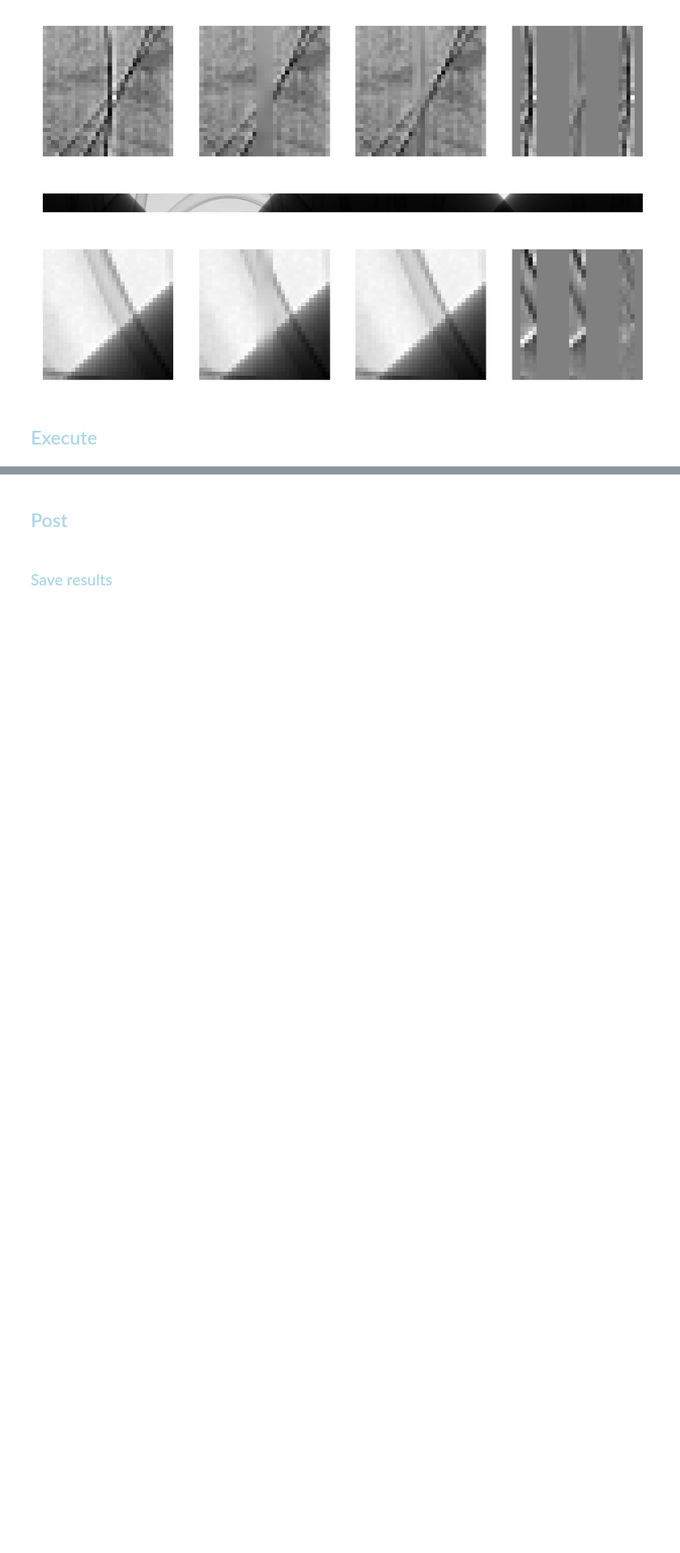
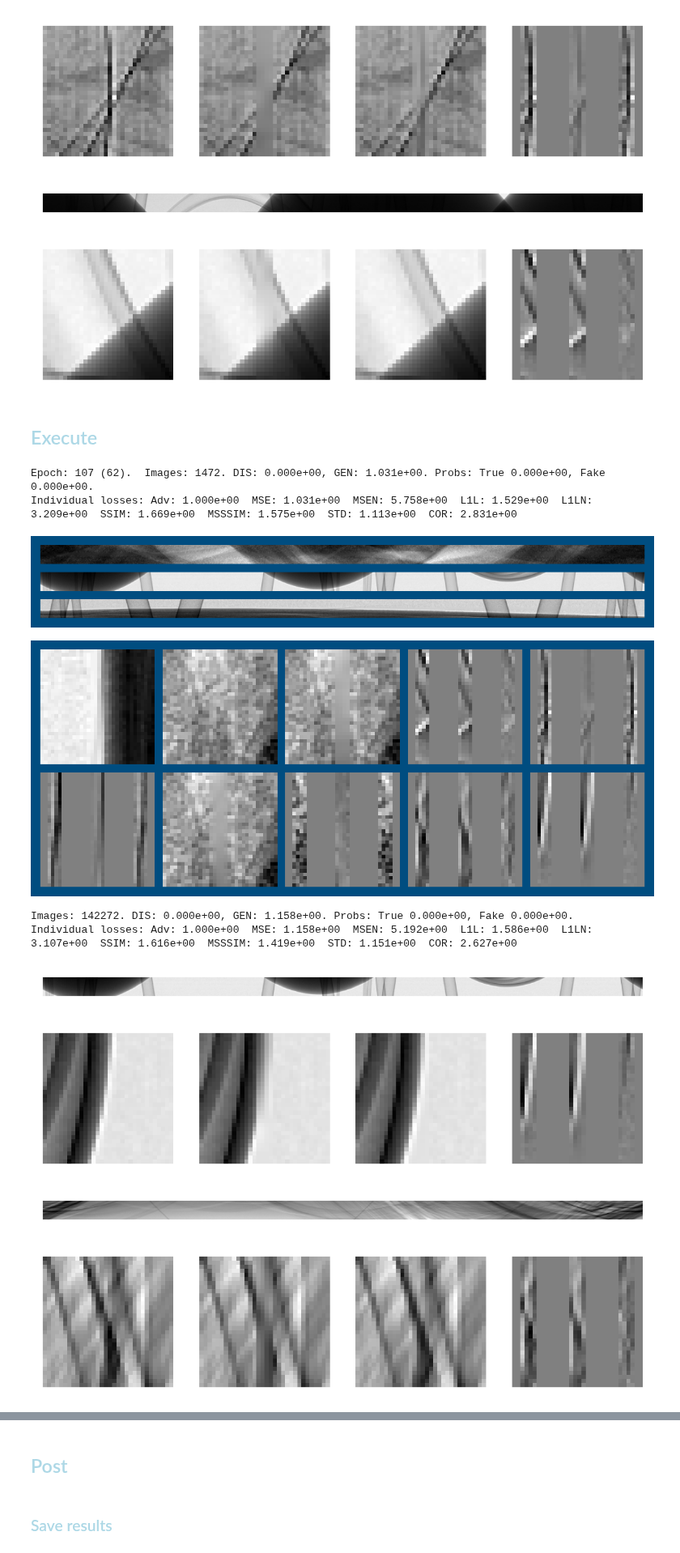
Before and after one commit to AustralianSynchrotron/sinogap, a Jupyter notebook: sinogap_bp1.ipynb, the cells around one changed output, grey strips where cells are left out. Shown at 81% size. Cells and saved outputs as stored; diff of their text form; code cells hidden in the pictures; blank space fills up the shorter version.

```diff
--- a/sinogap_bp1.ipynb
+++ b/sinogap_bp1.ipynb
@@ -393,11 +393,11 @@ sg.displayImages()
 # %%
 
 
-sg.scheduler_G.gamma = 1-0.01
+sg.scheduler_G.gamma = 1-0.005
 def my_beforeReport(sglocals) :
     message = ""
 
-    message += "G" + sg.adjustScheduler(sg.scheduler_G, sg.TCfg.learningRateG, 0.0001)
+    message += "G" + sg.adjustScheduler(sg.scheduler_G, sg.TCfg.learningRateG, 0.00001)
     sg.writer.add_scalars("Aux", {'LrnRate': sg.scheduler_G.get_last_lr()[0]/sg.TCfg.learningRateG}, sg.imer)
 
     #for metrics in ('L1L','SSIM','MSSSIM') :
@@ -407,7 +407,7 @@ def my_beforeReport(sglocals) :
 
     print(message)
     return
-#sg.beforeReport = my_beforeReport
+sg.beforeReport = my_beforeReport
 
 #minRefDistance = 0.018
 def my_afterReport(sglocals) :
@@ -425,30 +425,41 @@ def my_afterReport(sglocals) :
         sg.tifffile.imwrite(f"catchMePatch_{sg.TCfg.exec}.tif", sglocals['refViews'][2,2,...])
     sg.writer.add_scalars("Aux", {'RefDistance' : refDistance}, sg.imer)
     return
 sg.afterReport = my_afterReport
 
 
 
 def my_beforeEachEpoch(sglocals) :
     #return
     sg.TCfg.batchSize = min(2**10, sg.TCfg.batchSize * 2)
     sg.TCfg.batchSplit = max(2**0, int(sg.TCfg.batchSize / 2**6))
     sg.writer.add_scalars("Aux", {'Batch size': math.log(sg.TCfg.batchSize,2)}, sg.imer)
     print(f"Batch size: {sg.TCfg.batchSize}, split: {sg.TCfg.batchSplit}", )
     return
 #sg.beforeEachEpoch = my_beforeEachEpoch
 
 #sg.TCfg.num_workers=0
 try :
     sg.train(savedCheckPoint)
 except :
     #del sg.dataLoader
     #del sg.testLoaderhuiVam
     sg.freeGPUmem()
     1/10 # to release Jupyuter memory in the next step
     sg.epoch -= 1
     raise
 
 
 
 # bricks pretrained
+# %% [output]
+Epoch: 107 (62).  Images: 1472. DIS: 0.000e+00, GEN: 1.031e+00. Probs: True 0.000e+00, Fake 0.000e+00.
+Individual losses: Adv: 1.000e+00  MSE: 1.031e+00  MSEN: 5.758e+00  L1L: 1.529e+00  L1LN: 3.209e+00  SSIM: 1.669e+00  MSSSIM: 1.575e+00  STD: 1.113e+00  COR: 2.831e+00
+[figure, added]
+[figure, added]
+Images: 142272. DIS: 0.000e+00, GEN: 1.158e+00. Probs: True 0.000e+00, Fake 0.000e+00.
+Individual losses: Adv: 1.000e+00  MSE: 1.158e+00  MSEN: 5.192e+00  L1L: 1.586e+00  L1LN: 3.107e+00  SSIM: 1.616e+00  MSSSIM: 1.419e+00  STD: 1.151e+00  COR: 2.627e+00
+[figure, added]
+[figure, added]
+[figure, added]
+[figure, added]
```
Also changed, not shown: parts of 1 cell of this notebook, 4 other files.
